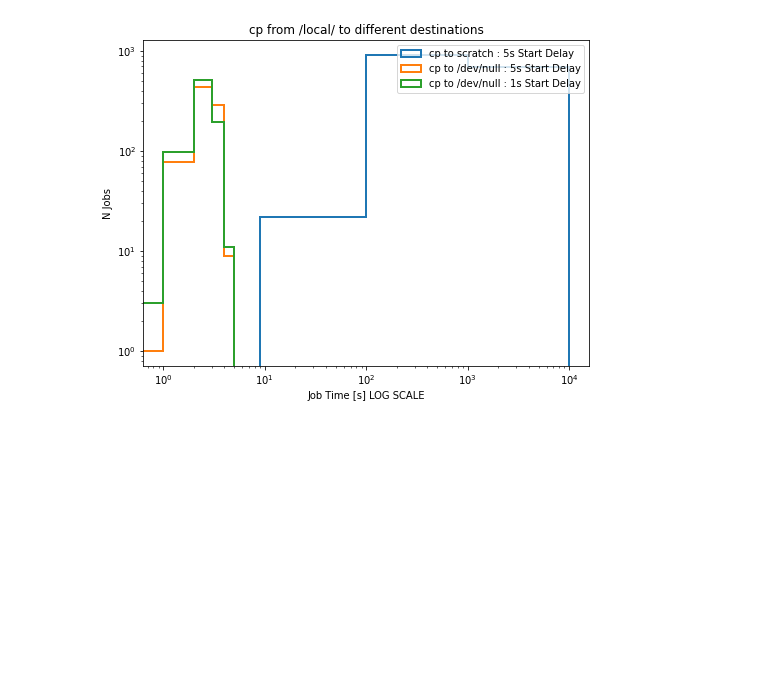
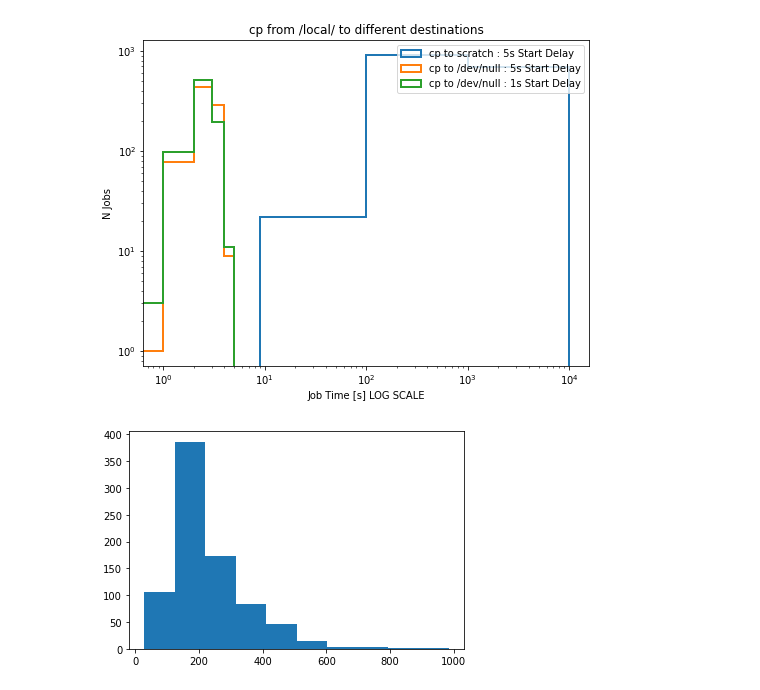
Before and after one commit to tomeichlersmith/umn-cluster, a Jupyter notebook: filesystem/plot_benchmark.ipynb, the cells around one changed output. Cells and saved outputs as stored; diff of their text form; code cells hidden in the pictures; blank space fills up the shorter version.

```diff
--- a/filesystem/plot_benchmark.ipynb
+++ b/filesystem/plot_benchmark.ipynb
@@ -90,3 +92,8 @@ plt.legend()
 plt.show()
 # %% [output]
 [figure]
+# %%
+plt.hist(df[selections['local cp to scratch then read']&(df['delay']==10)]['time'])
+plt.show()
+# %% [output]
+[figure, added]
```
Also changed, not shown: parts of 3 cells of this notebook, 2 other files.
